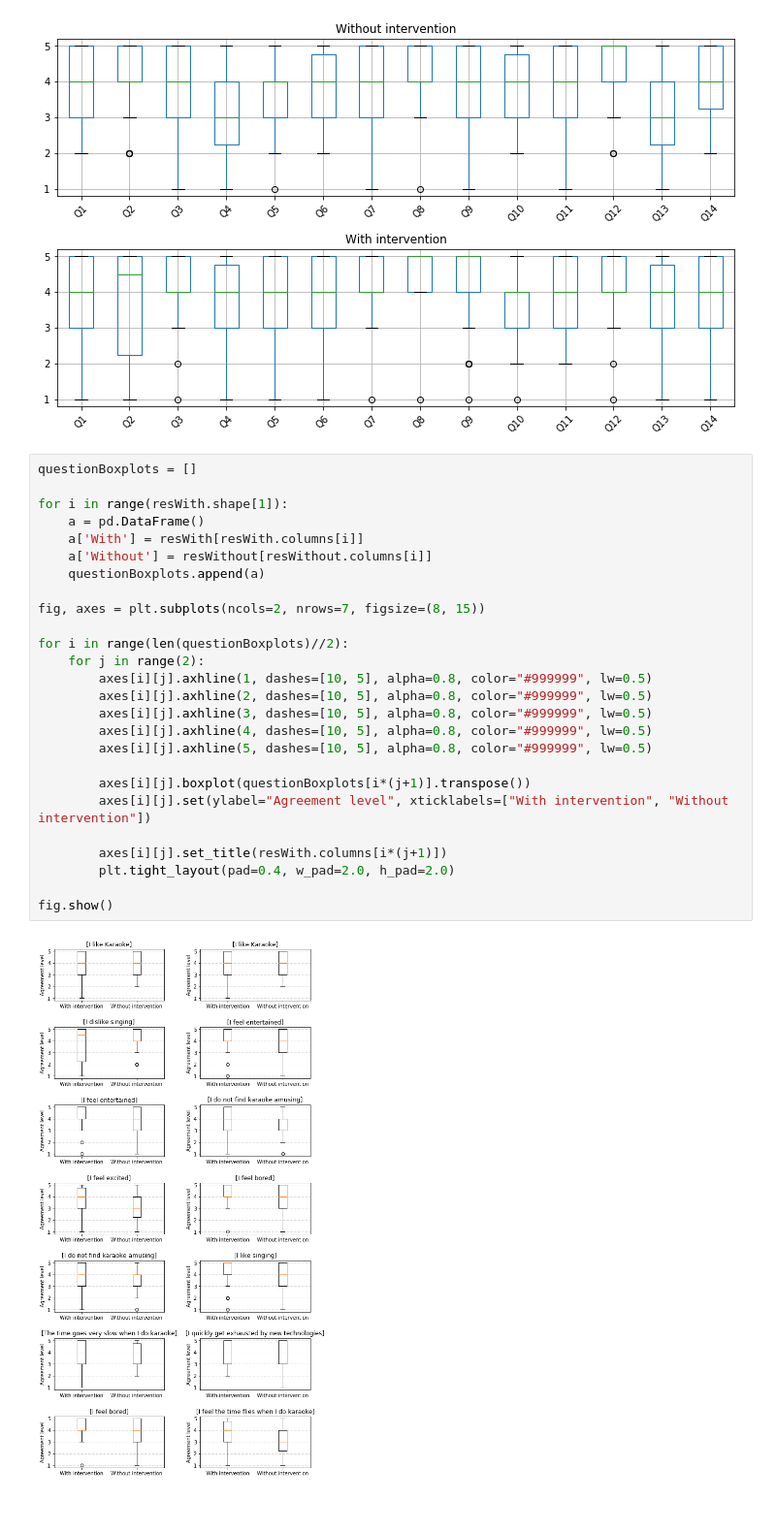
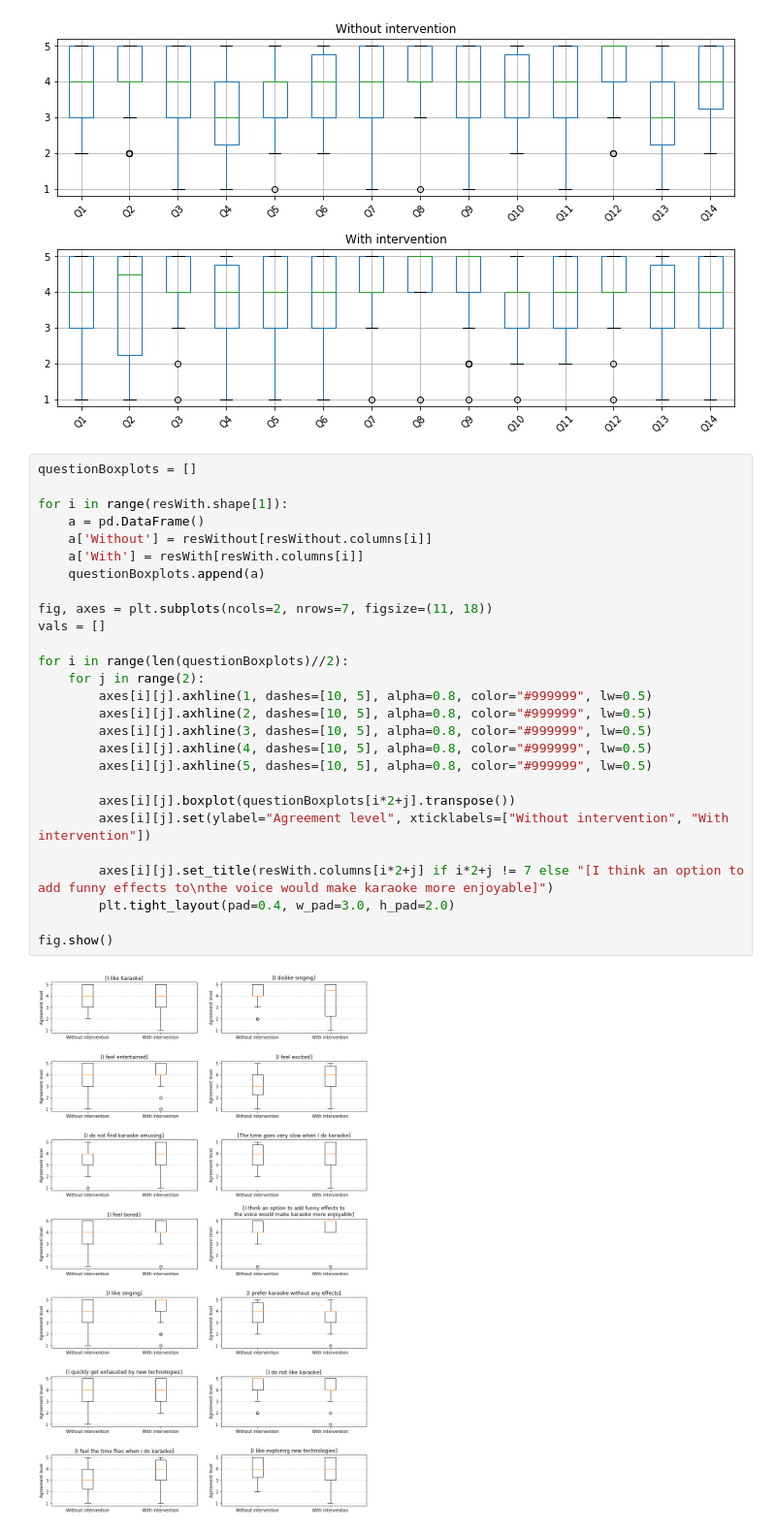
Before and after one commit to TorAP/AudioPydub, a Jupyter notebook: Experiment/eval.ipynb, the cells around one changed output. Shown: that part at 97% size. Cells and saved outputs as stored; diff of their text form; blank space fills up the shorter version.

```diff
--- a/Experiment/eval.ipynb
+++ b/Experiment/eval.ipynb
@@ -64,28 +64,29 @@ fig.show()
 # %%
 questionBoxplots = []
 
 for i in range(resWith.shape[1]):
     a = pd.DataFrame()
+    a['Without'] = resWithout[resWithout.columns[i]]
     a['With'] = resWith[resWith.columns[i]]
-    a['Without'] = resWithout[resWithout.columns[i]]
     questionBoxplots.append(a)
 
-fig, axes = plt.subplots(ncols=2, nrows=7, figsize=(8, 15))
+fig, axes = plt.subplots(ncols=2, nrows=7, figsize=(11, 18))
+vals = []
 
 for i in range(len(questionBoxplots)//2):
     for j in range(2):
         axes[i][j].axhline(1, dashes=[10, 5], alpha=0.8, color="#999999", lw=0.5)
         axes[i][j].axhline(2, dashes=[10, 5], alpha=0.8, color="#999999", lw=0.5)
         axes[i][j].axhline(3, dashes=[10, 5], alpha=0.8, color="#999999", lw=0.5)
         axes[i][j].axhline(4, dashes=[10, 5], alpha=0.8, color="#999999", lw=0.5)
         axes[i][j].axhline(5, dashes=[10, 5], alpha=0.8, color="#999999", lw=0.5)
 
-        axes[i][j].boxplot(questionBoxplots[i*(j+1)].transpose())
-        axes[i][j].set(ylabel="Agreement level", xticklabels=["With intervention", "Without intervention"])
+        axes[i][j].boxplot(questionBoxplots[i*2+j].transpose())
+        axes[i][j].set(ylabel="Agreement level", xticklabels=["Without intervention", "With intervention"])
 
-        axes[i][j].set_title(resWith.columns[i*(j+1)])
-        plt.tight_layout(pad=0.4, w_pad=2.0, h_pad=2.0)
+        axes[i][j].set_title(resWith.columns[i*2+j] if i*2+j != 7 else "[I think an option to add funny effects to\nthe voice would make karaoke more enjoyable]")
+        plt.tight_layout(pad=0.4, w_pad=3.0, h_pad=2.0)
 
 fig.show()
 # %% [output]
-[figure, old version]
+[figure, new version]
```
Also changed, not shown: 1 other file.
